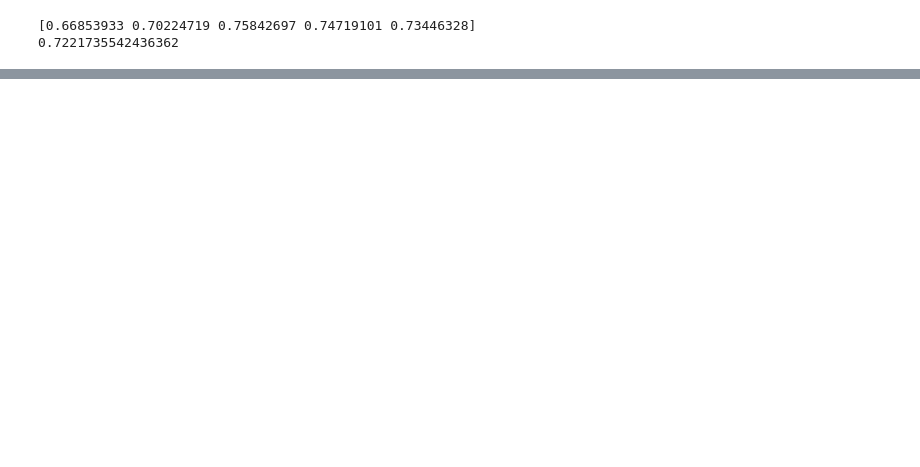
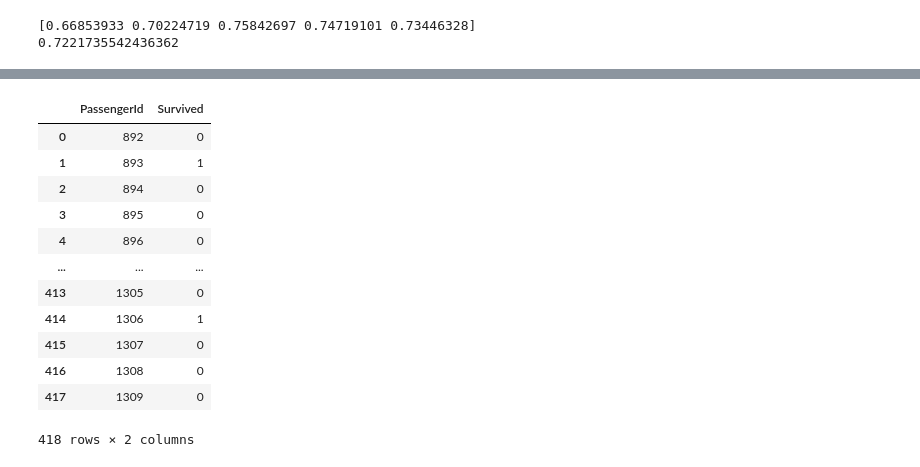
Before and after one commit to xwu0223/Titanic, a Jupyter notebook: titanic.ipynb, the cells around one changed output, grey strips where cells are left out. Cells and saved outputs as stored; diff of their text form; code cells hidden in the pictures; blank space fills up the shorter version.

```diff
--- a/titanic.ipynb
+++ b/titanic.ipynb
@@ -608,0 +629,23 @@ Stack trace:
+# %%
+best_lr = best_clf_lr.best_estimator_
+best_knn = best_clf_knn.best_estimator_
+best_svc = best_clf_svc.best_estimator_
+best_rf = best_clf_rf.best_estimator_
+best_xgb = best_clf_xgb.best_estimator_
+# %%
+voting_clf_hard = VotingClassifier(estimators = [('knn',best_knn),('rf',best_rf),('svc',best_svc)], voting = 'hard')
+voting_clf_soft = VotingClassifier(estimators = [('knn',best_knn),('rf',best_rf),('svc',best_svc)], voting = 'soft')
+voting_clf_all = VotingClassifier(estimators = [('knn',best_knn),('rf',best_rf),('svc',best_svc), ('lr', best_lr)], voting = 'soft')
+voting_clf_xgb = VotingClassifier(estimators = [('knn',best_knn),('rf',best_rf),('svc',best_svc), ('xgb', best_xgb),('lr', best_lr)], voting = 'soft')
+
+print('voting_clf_hard :',cross_val_score(voting_clf_hard,X_train,y_train,cv=5))
+print('voting_clf_hard mean :',cross_val_score(voting_clf_hard,X_train,y_train,cv=5).mean())
+
+print('voting_clf_soft :',cross_val_score(voting_clf_soft,X_train,y_train,cv=5))
+print('voting_clf_soft mean :',cross_val_score(voting_clf_soft,X_train,y_train,cv=5).mean())
+
+print('voting_clf_all :',cross_val_score(voting_clf_all,X_train,y_train,cv=5))
+print('voting_clf_all mean :',cross_val_score(voting_clf_all,X_train,y_train,cv=5).mean())
+
+print('voting_clf_xgb :',cross_val_score(voting_clf_xgb,X_train,y_train,cv=5))
+print('voting_clf_xgb mean :',cross_val_score(voting_clf_xgb,X_train,y_train,cv=5).mean())
@@ -608,0 +671,7 @@ Stack trace:
+# %%
+params = {'weights' : [[1,1,1],[1,2,1],[1,1,2],[2,1,1],[2,2,1],[1,2,2],[2,1,2]]}
+
+vote_weight = GridSearchCV(voting_clf_soft, param_grid = params, cv = 5, verbose = True, n_jobs = -1)
+best_clf_weight = vote_weight.fit(X_train,y_train)
+clf_performance(best_clf_weight,'VC Weights')
+voting_clf_sub = best_clf_weight.best_estimator_.predict(X_test)
@@ -608,0 +725,3 @@ Stack trace:
+# %%
+final_data_6 = {'PassengerId': test.PassengerId, 'Survived': voting_clf_sub.astype(int)}
+submission_6 = pd.DataFrame(data=final_data_6)
@@ -608,0 +730,16 @@ Stack trace:
+# %%
+submission_6
+# %% [output]
+|  | PassengerId | Survived |
+| 0 | 892 | 0 |
+| 1 | 893 | 1 |
+| 2 | 894 | 0 |
+| 3 | 895 | 0 |
+| 4 | 896 | 0 |
+| ... | ... | ... |
+| 413 | 1305 | 0 |
+| 414 | 1306 | 1 |
+| 415 | 1307 | 0 |
+| 416 | 1308 | 0 |
+| 417 | 1309 | 0 |
+418 rows × 2 columns
```
Also changed, not shown: parts of 31 cells of this notebook, 1 other file.
